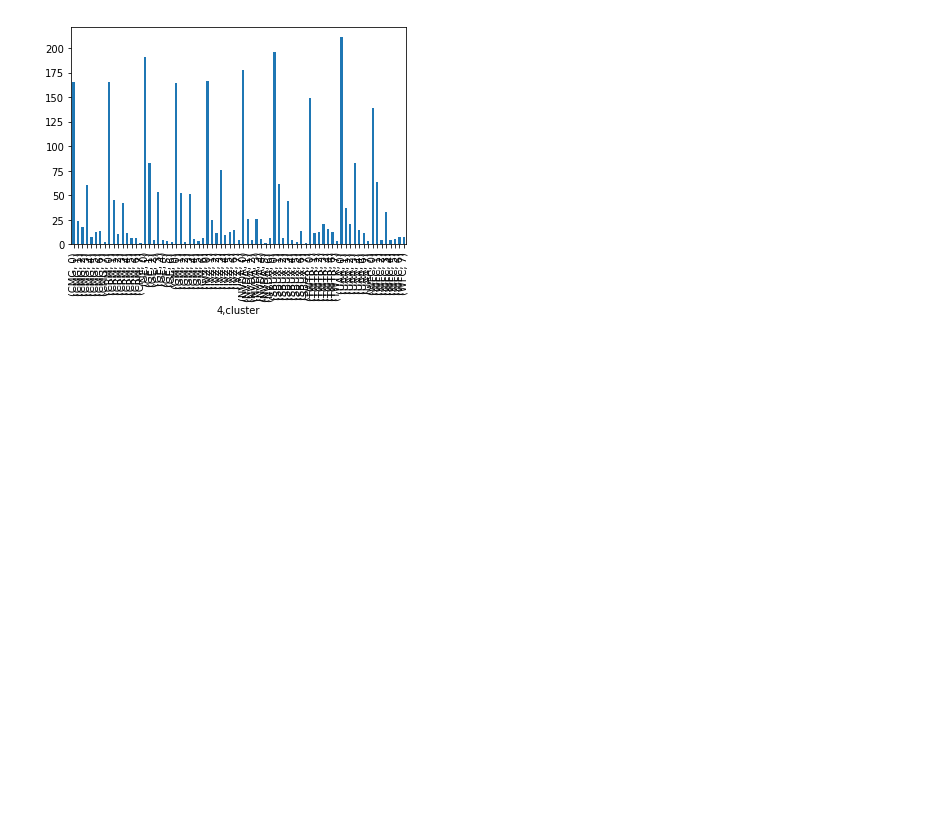
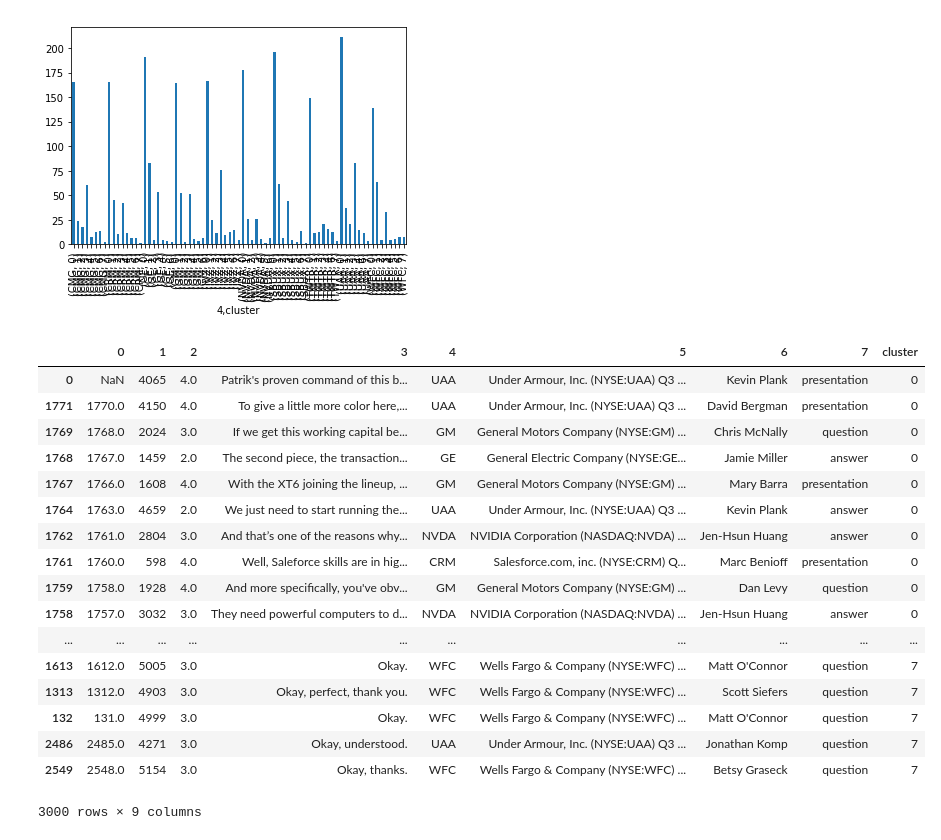
Before and after one commit to Final-Project-BAHF/Sweet_N_Sour_Sentiment, a Jupyter notebook: jupyter/kmeans.ipynb, the cells around one changed output. Drawn from its saved outputs; the diff is of its cells as text; code cells hidden in the pictures; blank space fills up the shorter version.

```diff
--- a/jupyter/kmeans.ipynb
+++ b/jupyter/kmeans.ipynb
@@ -285,3 +285,26 @@ coolticker.plot.bar()
 # %% [output]
 <matplotlib.axes._subplots.AxesSubplot at 0x...>
 [figure]
+# %%
+result = dataset1.sort_values('cluster', ascending=[1])
+# %%
+result
+# %% [output]
+|  | 0 | 1 | 2 | 3 | 4 | 5 | 6 | 7 | cluster |
+| 0 | NaN | 4065 | 4.0 | Patrik's proven command of this b... | UAA | Under Armour, Inc. (NYSE:UAA) Q3 ... | Kevin Plank | presentation | 0 |
+| 1771 | 1770.0 | 4150 | 4.0 | To give a little more color here,... | UAA | Under Armour, Inc. (NYSE:UAA) Q3 ... | David Bergman | presentation | 0 |
+| 1769 | 1768.0 | 2024 | 3.0 | If we get this working capital be... | GM | General Motors Company (NYSE:GM) ... | Chris McNally | question | 0 |
+| 1768 | 1767.0 | 1459 | 2.0 | The second piece, the transaction... | GE | General Electric Company (NYSE:GE... | Jamie Miller | answer | 0 |
+| 1767 | 1766.0 | 1608 | 4.0 | With the XT6 joining the lineup, ... | GM | General Motors Company (NYSE:GM) ... | Mary Barra | presentation | 0 |
+| 1764 | 1763.0 | 4659 | 2.0 | We just need to start running the... | UAA | Under Armour, Inc. (NYSE:UAA) Q3 ... | Kevin Plank | answer | 0 |
+| 1762 | 1761.0 | 2804 | 3.0 | And that’s one of the reasons why... | NVDA | NVIDIA Corporation (NASDAQ:NVDA) ... | Jen-Hsun Huang | answer | 0 |
+| 1761 | 1760.0 | 598 | 4.0 | Well, Saleforce skills are in hig... | CRM | Salesforce.com, inc. (NYSE:CRM) Q... | Marc Benioff | presentation | 0 |
+| 1759 | 1758.0 | 1928 | 4.0 | And more specifically, you've obv... | GM | General Motors Company (NYSE:GM) ... | Dan Levy | question | 0 |
+| 1758 | 1757.0 | 3032 | 3.0 | They need powerful computers to d... | NVDA | NVIDIA Corporation (NASDAQ:NVDA) ... | Jen-Hsun Huang | answer | 0 |
+| ... | ... | ... | ... | ... | ... | ... | ... | ... | ... |
+| 1613 | 1612.0 | 5005 | 3.0 | Okay. | WFC | Wells Fargo & Company (NYSE:WFC) ... | Matt O'Connor | question | 7 |
+| 1313 | 1312.0 | 4903 | 3.0 | Okay, perfect, thank you. | WFC | Wells Fargo & Company (NYSE:WFC) ... | Scott Siefers | question | 7 |
+| 132 | 131.0 | 4999 | 3.0 | Okay. | WFC | Wells Fargo & Company (NYSE:WFC) ... | Matt O'Connor | question | 7 |
+| 2486 | 2485.0 | 4271 | 3.0 | Okay, understood. | UAA | Under Armour, Inc. (NYSE:UAA) Q3 ... | Jonathan Komp | question | 7 |
+| 2549 | 2548.0 | 5154 | 3.0 | Okay, thanks. | WFC | Wells Fargo & Company (NYSE:WFC) ... | Betsy Graseck | question | 7 |
+3000 rows × 9 columns
```
Also changed, not shown: parts of 5 cells of this notebook.
